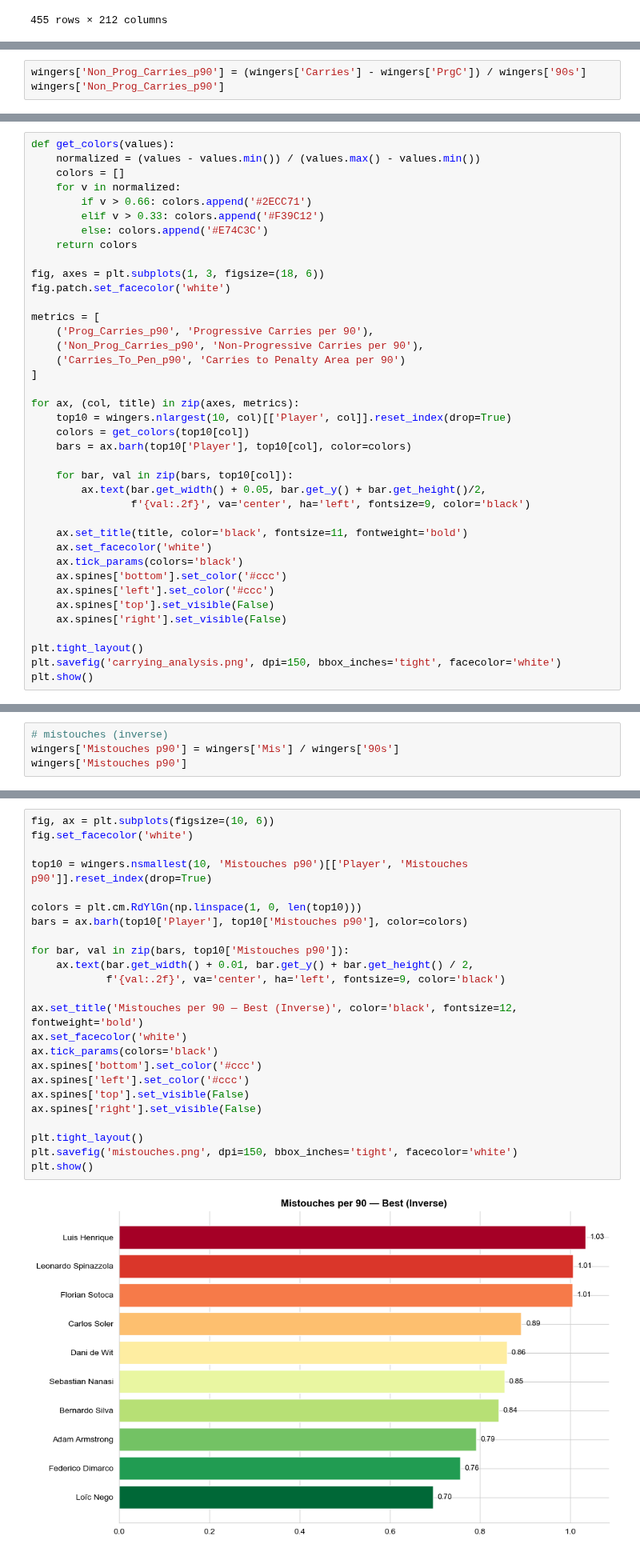
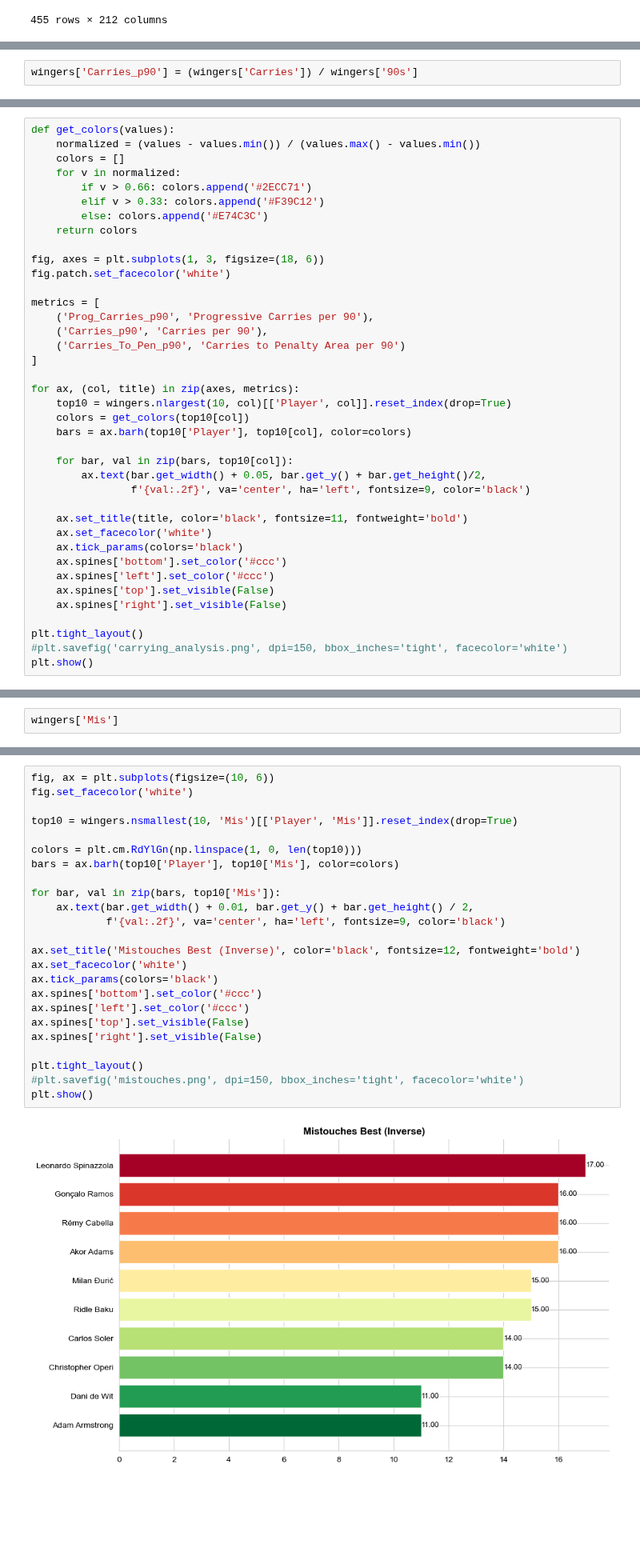
Before and after one commit to MoustafaMohamedMahmoud/Football, a Jupyter notebook: Football_Python_Notebook.ipynb, the cells around one changed output, grey strips where cells are left out. Shown at 80% size. Cells and saved outputs as stored; diff of their text form; blank space fills up the shorter version.

```diff
--- a/Football_Python_Notebook.ipynb
+++ b/Football_Python_Notebook.ipynb
@@ -424,3 +418,2 @@ Name: Prog_Carries_p90, Length: 455, dtype: float64
 # %%
-wingers['Non_Prog_Carries_p90'] = (wingers['Carries'] - wingers['PrgC']) / wingers['90s']
-wingers['Non_Prog_Carries_p90']
+wingers['Carries_p90'] = (wingers['Carries']) / wingers['90s']
@@ -468,7 +434,7 @@ fig.patch.set_facecolor('white')
 
 metrics = [
     ('Prog_Carries_p90', 'Progressive Carries per 90'),
-    ('Non_Prog_Carries_p90', 'Non-Progressive Carries per 90'),
+    ('Carries_p90', 'Carries per 90'),
     ('Carries_To_Pen_p90', 'Carries to Penalty Area per 90')
 ]
 
@@ -490,6 +456,6 @@ for ax, (col, title) in zip(axes, metrics):
     ax.spines['right'].set_visible(False)
 
 plt.tight_layout()
-plt.savefig('carrying_analysis.png', dpi=150, bbox_inches='tight', facecolor='white')
+#plt.savefig('carrying_analysis.png', dpi=150, bbox_inches='tight', facecolor='white')
 plt.show()
 # %% [output]
@@ -622,5 +547,3 @@ plt.show()
 # %%
-# mistouches (inverse)
-wingers['Mistouches p90'] = wingers['Mis'] / wingers['90s']
-wingers['Mistouches p90']
+wingers['Mis']
 # %% [output]
@@ -639,26 +562,26 @@ Name: Mistouches p90, Length: 455, dtype: float64
 # %%
 fig, ax = plt.subplots(figsize=(10, 6))
 fig.set_facecolor('white')
 
-top10 = wingers.nsmallest(10, 'Mistouches p90')[['Player', 'Mistouches p90']].reset_index(drop=True)
+top10 = wingers.nsmallest(10, 'Mis')[['Player', 'Mis']].reset_index(drop=True)
 
 colors = plt.cm.RdYlGn(np.linspace(1, 0, len(top10)))
-bars = ax.barh(top10['Player'], top10['Mistouches p90'], color=colors)
+bars = ax.barh(top10['Player'], top10['Mis'], color=colors)
 
-for bar, val in zip(bars, top10['Mistouches p90']):
+for bar, val in zip(bars, top10['Mis']):
     ax.text(bar.get_width() + 0.01, bar.get_y() + bar.get_height() / 2,
             f'{val:.2f}', va='center', ha='left', fontsize=9, color='black')
 
-ax.set_title('Mistouches per 90 — Best (Inverse)', color='black', fontsize=12, fontweight='bold')
+ax.set_title('Mistouches Best (Inverse)', color='black', fontsize=12, fontweight='bold')
 ax.set_facecolor('white')
 ax.tick_params(colors='black')
 ax.spines['bottom'].set_color('#ccc')
 ax.spines['left'].set_color('#ccc')
 ax.spines['top'].set_visible(False)
 ax.spines['right'].set_visible(False)
 
 plt.tight_layout()
-plt.savefig('mistouches.png', dpi=150, bbox_inches='tight', facecolor='white')
+#plt.savefig('mistouches.png', dpi=150, bbox_inches='tight', facecolor='white')
 plt.show()
 # %% [output]
-[figure, old version]
+[figure, new version]
```
Also changed, not shown: parts of 87 cells of this notebook.
